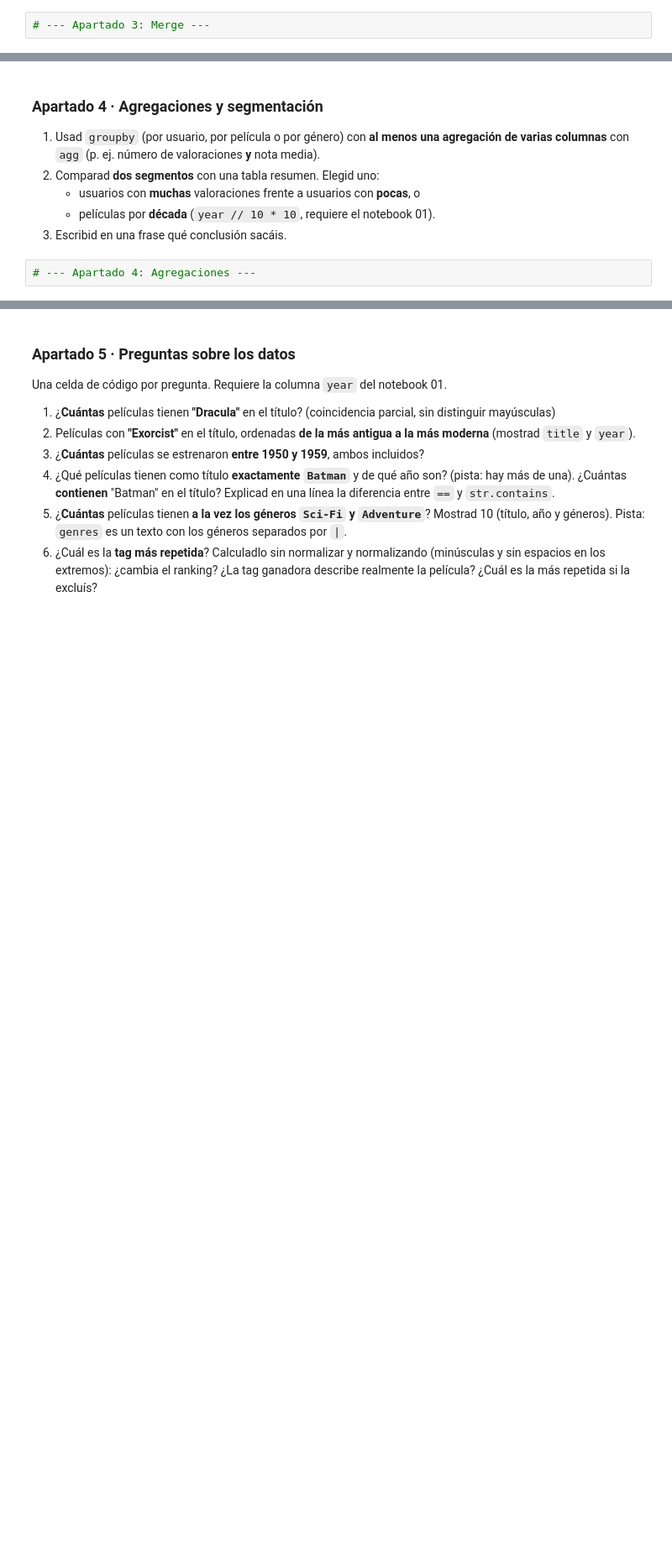
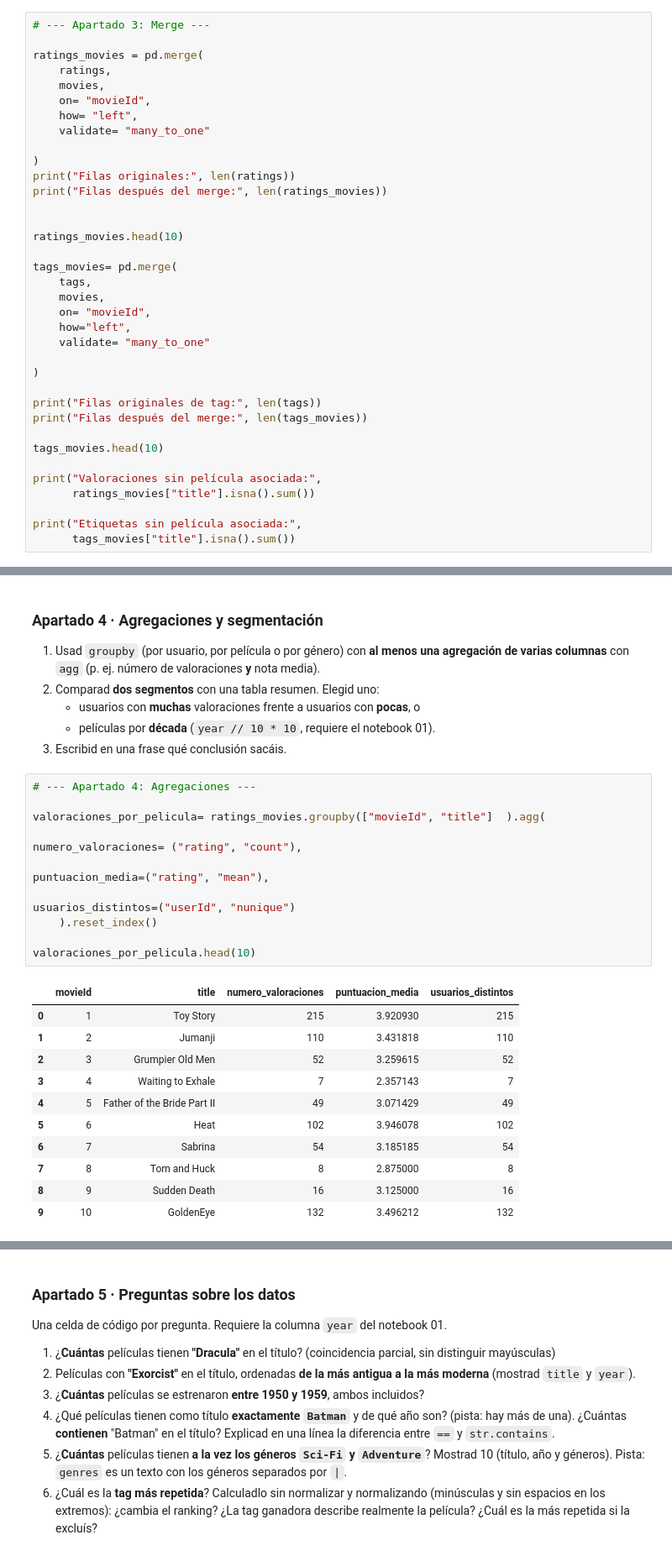
Before and after one commit to txabeRito/tc-catalogo-peliculas, a Jupyter notebook: 02_analisis.ipynb, the cells around one changed output, grey strips where cells are left out. Shown at 84% size. Cells and saved outputs as stored; diff of their text form; blank space fills up the shorter version.

```diff
--- a/02_analisis.ipynb
+++ b/02_analisis.ipynb
@@ -45,3 +67,37 @@ print(movies.shape, ratings.shape, tags.shape)
 6. **Documentad en una celda Markdown:** ¿se pierde o se duplica alguna fila? ¿Hay películas sin ninguna valoración? ¿Cuántas? ¿Aparecen en `ratings_movies`? ¿Es un problema para vuestro análisis?
 # %%
 # --- Apartado 3: Merge ---
+
+ratings_movies = pd.merge(
+    ratings,
+    movies,
+    on= "movieId",
+    how= "left",
+    validate= "many_to_one"
+
+)
+print("Filas originales:", len(ratings))
+print("Filas después del merge:", len(ratings_movies))
+
+
+ratings_movies.head(10)
+
+tags_movies= pd.merge(
+    tags,
+    movies,
+    on= "movieId",
+    how="left",
+    validate= "many_to_one"
+
+)
+
+print("Filas originales de tag:", len(tags))
+print("Filas después del merge:", len(tags_movies))
+
+tags_movies.head(10)
+
+print("Valoraciones sin película asociada:",
+      ratings_movies["title"].isna().sum())
+
+print("Etiquetas sin película asociada:",
+      tags_movies["title"].isna().sum())
@@ -59,3 +161,23 @@ print(movies.shape, ratings.shape, tags.shape)
 3. Escribid en una frase qué conclusión sacáis.
 # %%
 # --- Apartado 4: Agregaciones ---
+
+valoraciones_por_pelicula= ratings_movies.groupby(["movieId", "title"]  ).agg(
+                                                                                numero_valoraciones= ("rating", "count"),
+                                                                                puntuacion_media=("rating", "mean"),
+                                                                                usuarios_distintos=("userId", "nunique")
+    ).reset_index()
+
+valoraciones_por_pelicula.head(10)
+# %% [output]
+|  | movieId | title | numero_valoraciones | puntuacion_media | usuarios_distintos |
+| 0 | 1 | Toy Story | 215 | 3.920930 | 215 |
+| 1 | 2 | Jumanji | 110 | 3.431818 | 110 |
+| 2 | 3 | Grumpier Old Men | 52 | 3.259615 | 52 |
+| 3 | 4 | Waiting to Exhale | 7 | 2.357143 | 7 |
+| 4 | 5 | Father of the Bride Part II | 49 | 3.071429 | 49 |
+| 5 | 6 | Heat | 102 | 3.946078 | 102 |
+| 6 | 7 | Sabrina | 54 | 3.185185 | 54 |
+| 7 | 8 | Tom and Huck | 8 | 2.875000 | 8 |
+| 8 | 9 | Sudden Death | 16 | 3.125000 | 16 |
+| 9 | 10 | GoldenEye | 132 | 3.496212 | 132 |
```
Also changed, not shown: parts of 11 cells of this notebook.
